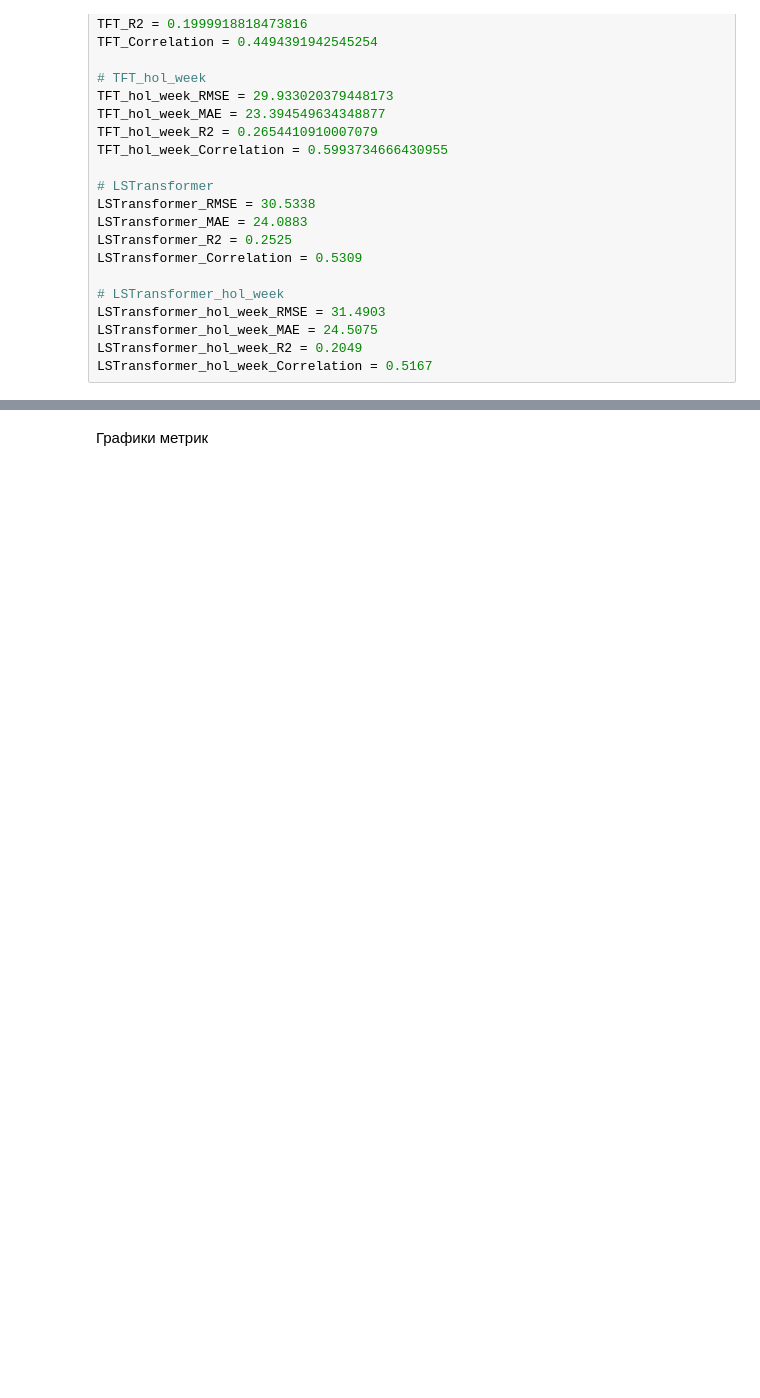
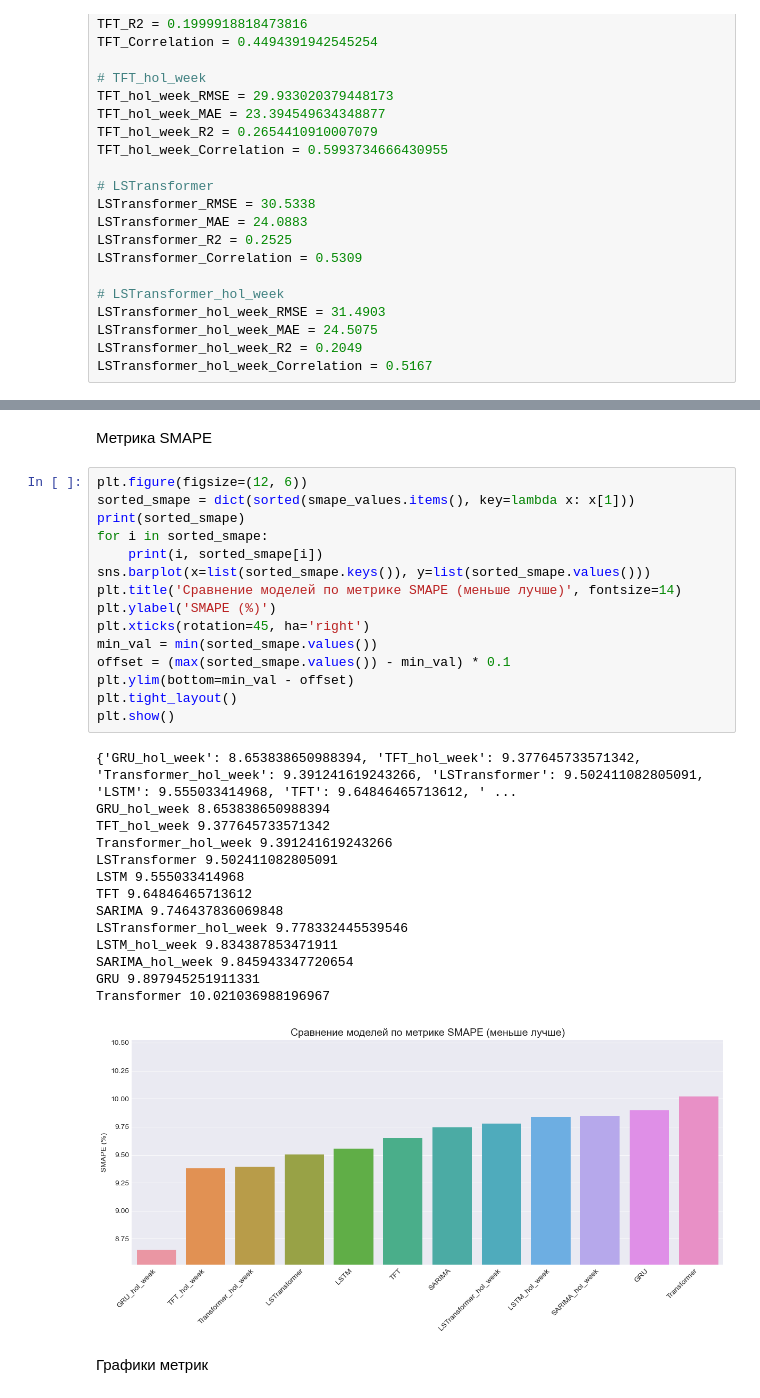
Before and after one commit to kiviyi/VKR, a Jupyter notebook: collecting_results.ipynb, the cells around one changed output, grey strips where cells are left out. Cells and saved outputs as stored; diff of their text form; blank space fills up the shorter version.

```diff
--- a/collecting_results.ipynb
+++ b/collecting_results.ipynb
@@ -106,3 +179,35 @@ LSTransformer_hol_week_Correlation = 0.5167
+# %% [markdown]
+Метрика SMAPE
+# %%
+plt.figure(figsize=(12, 6))
+sorted_smape = dict(sorted(smape_values.items(), key=lambda x: x[1]))
+print(sorted_smape)
+for i in sorted_smape:
+    print(i, sorted_smape[i])
+sns.barplot(x=list(sorted_smape.keys()), y=list(sorted_smape.values()))
+plt.title('Сравнение моделей по метрике SMAPE (меньше лучше)', fontsize=14)
+plt.ylabel('SMAPE (%)')
+plt.xticks(rotation=45, ha='right')
+min_val = min(sorted_smape.values())
+offset = (max(sorted_smape.values()) - min_val) * 0.1
+plt.ylim(bottom=min_val - offset)
+plt.tight_layout()
+plt.show()
+# %% [output]
+{'GRU_hol_week': 8.653838650988394, 'TFT_hol_week': 9.377645733571342, 'Transformer_hol_week': 9.391241619243266, 'LSTransformer': 9.502411082805091, 'LSTM': 9.555033414968, 'TFT': 9.64846465713612, ' ...
+GRU_hol_week 8.653838650988394
+TFT_hol_week 9.377645733571342
+Transformer_hol_week 9.391241619243266
+LSTransformer 9.502411082805091
+LSTM 9.555033414968
+TFT 9.64846465713612
+SARIMA 9.746437836069848
+LSTransformer_hol_week 9.778332445539546
+LSTM_hol_week 9.834387853471911
+SARIMA_hol_week 9.845943347720654
+GRU 9.897945251911331
+Transformer 10.021036988196967
+[figure, added]
 # %% [markdown]
 Графики метрик
 # %%
```
Also changed, not shown: parts of 6 cells of this notebook.
